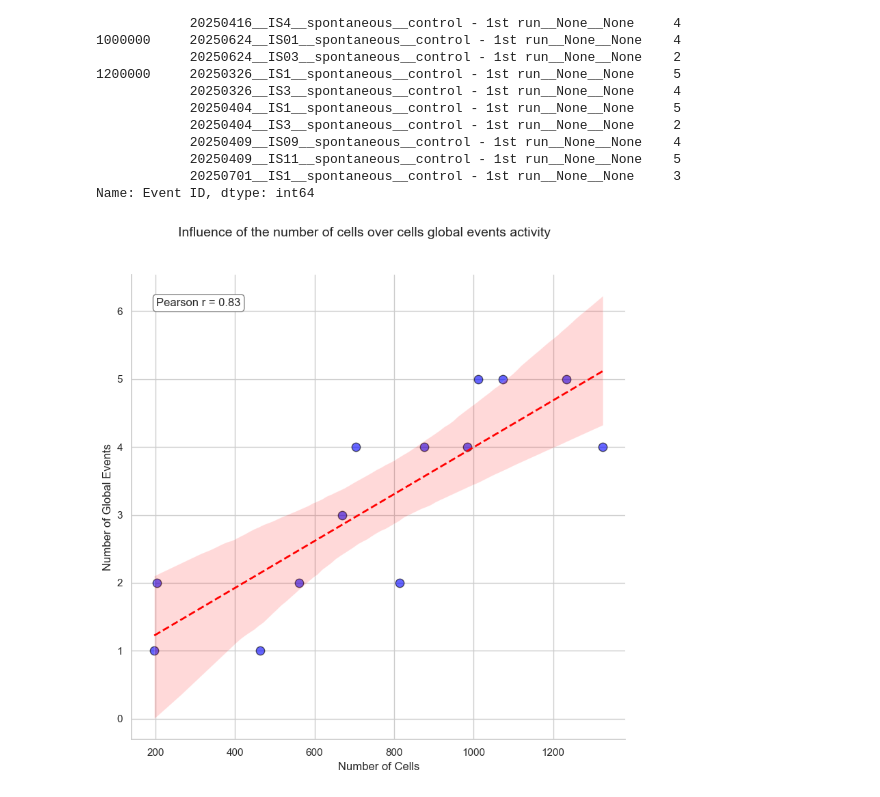
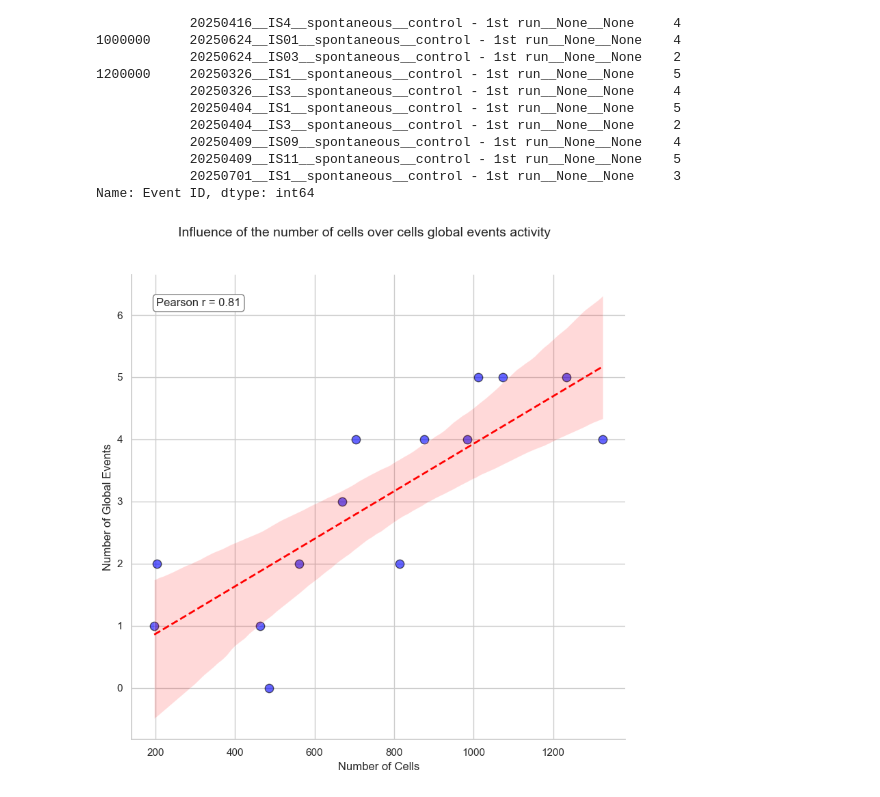
Before and after one commit to hamelmateo/CaSTIA-AF, a Jupyter notebook: notebooks/datasets_overview.ipynb, the cells around one changed output. Saved outputs shown, nothing was run; the diff lists cells and outputs as text; code cells hidden in the pictures.

```diff
--- a/notebooks/datasets_overview.ipynb
+++ b/notebooks/datasets_overview.ipynb
@@ -123,11 +122,12 @@ global_events_counts = events[events["Event type"]=="GlobalEvent"].groupby("data
 experiments["Number of cells"] = experiments["dataset"].map(cells_counts)
 experiments["Number of global events"] = experiments["dataset"].map(global_events_counts)
 
+experiments["Number of global events"] = experiments["Number of global events"].fillna(0).astype(int)
+
 control_experiments = experiments[experiments["condition"] == "control - 1st run"]
 
 import seaborn as sns
 import matplotlib.pyplot as plt
-import numpy as np
 
 sns.set(style="whitegrid")
 
@@ -145,33 +145,33 @@ g = sns.lmplot(
     height=8,
     aspect=1,
     ci=95,
-    robust=True,
+    robust=False,
     order=1,  # change to 2 for quadratic fit
     truncate=True,
     scatter_kws={"alpha": 0.6, "s": 80, "color": "blue", "edgecolor": "black"},
     line_kws={"color": "red", "linewidth": 2, "linestyle": "--"},
     markers="o",
     palette="muted"
 )
 
 # Annotate Pearson r
 g.ax.text(
     0.05, 0.95,
     f"Pearson r = {corr:.2f}",
     transform=g.ax.transAxes,
     fontsize=12,
     verticalalignment='top',
     bbox=dict(boxstyle="round,pad=0.3", edgecolor='gray', facecolor='white')
 )
 
 # Customize labels and title
 g.set_axis_labels("Number of Cells", "Number of Global Events")
 g.fig.suptitle("Influence of the number of cells over cells global events activity", fontsize=14, y=1.02)
 
 # Optional: Customize axes limits
 # g.set(xlim=(0, 1000), ylim=(0, 100))
 
 plt.tight_layout()
 plt.show()
 # %% [output]
-[figure, old version]
+[figure, new version]
```
Also changed, not shown: parts of 1 cell of this notebook.
